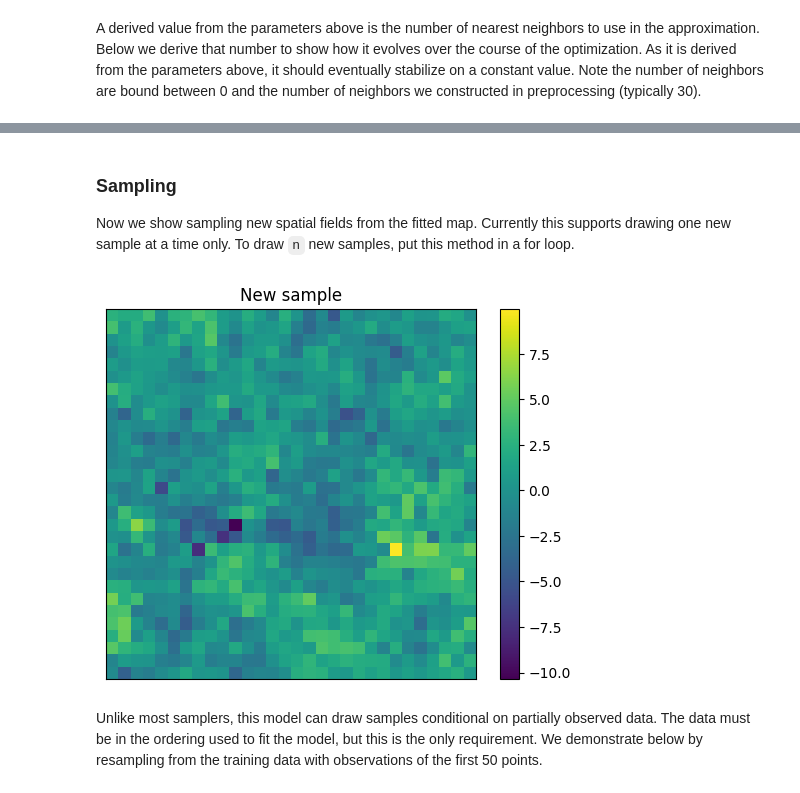
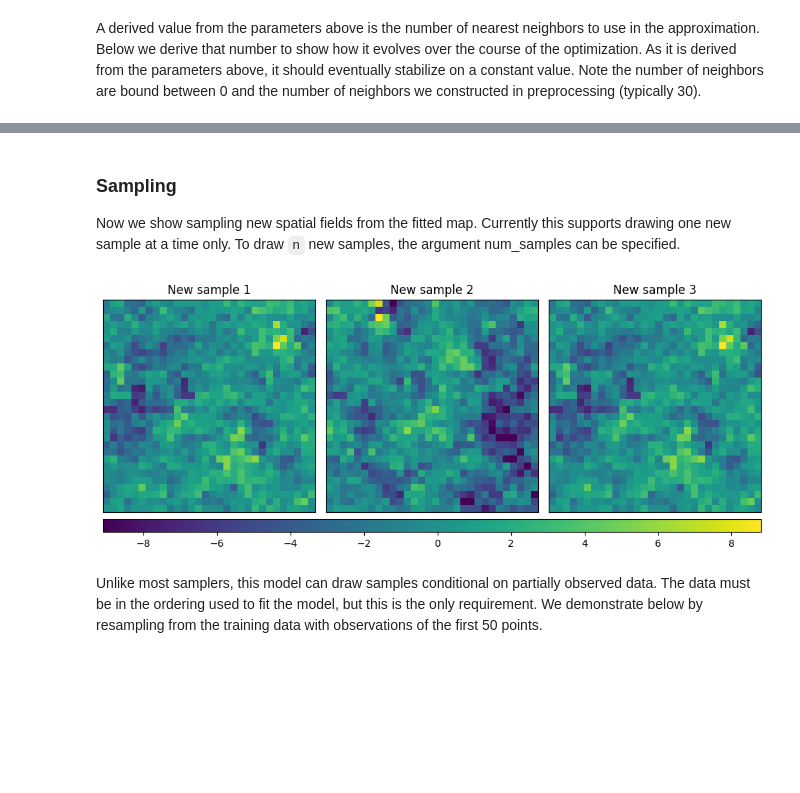
Before and after one commit to katzfuss-group/batram, a Jupyter notebook: notebooks/getting-started.ipynb, the cells around one changed output, grey strips where cells are left out. Cells and saved outputs as stored; diff of their text form; code cells hidden in the pictures; blank space fills up the shorter version.

```diff
--- a/notebooks/getting-started.ipynb
+++ b/notebooks/getting-started.ipynb
@@ -227,25 +247,44 @@ plt.show()
 ### Sampling
 
 Now we show sampling new spatial fields from the fitted map. Currently this
-supports drawing one new sample at a time only. To draw `n` new samples, put
-this method in a for loop.
+supports drawing one new sample at a time only. To draw `n` new samples, the argument num_samples can be specified.
 # %%
 # tm.cond_sample() can sample more than one field at a time. The first dimension
 # of the returned tensor refers to the number of samples. The remaining
 # dimensions are the same as the dimensions of the data.
 
-new_sample = tm.cond_sample()[0, ...]
+new_sample = tm.cond_sample(num_samples=3)
 re_ordered_sample = torch.zeros_like(new_sample)
 re_ordered_sample[..., order] = new_sample
-# %%
-plt.imshow(re_ordered_sample.reshape(30, 30))
-plt.xticks([])
-plt.yticks([])
-plt.colorbar()
-plt.title("New sample")
-plt.show()
-# %% [output]
-[figure, removed]
+# %%
+# Compare the resampled field with the training data
+gspec = {"wspace": 0.05}
+fig, ax = plt.subplots(1, 3, figsize=(12, 4), gridspec_kw=gspec, squeeze=True)
+
+# Plot the training data
+ax[0].imshow(new_sample[2, order.argsort()].reshape(30, 30), vmin=vmin, vmax=vmax)
+ax[0].set_xticks([])
+ax[0].set_yticks([])
+ax[0].set_title("New sample 1")
+
+# Plot the conditionally resampled field (sample 1)
+im = ax[1].imshow(new_sample[1, order.argsort()].reshape(30, 30), vmin=vmin, vmax=vmax)
+ax[1].set_xticks([])
+ax[1].set_yticks([])
+ax[1].set_title("New sample 2")
+
+# Plot the conditionally resampled field (sample 2)
+im = ax[2].imshow(new_sample[2, order.argsort()].reshape(30, 30), vmin=vmin, vmax=vmax)
+ax[2].set_xticks([])
+ax[2].set_yticks([])
+ax[2].set_title("New sample 3")
+
+fig.subplots_adjust(right=0.9)
+cbar = fig.add_axes([0.125, 0.05, 0.775, 0.045])
+fig.colorbar(im, cax=cbar, orientation="horizontal")
+plt.show()
+# %% [output]
+[figure, added]
 # %% [markdown]
 Unlike most samplers, this model can draw samples conditional on partially
 observed data. The data must be in the ordering used to fit the model, but this
```
Also changed, not shown: parts of 16 cells of this notebook, 9 other files.
